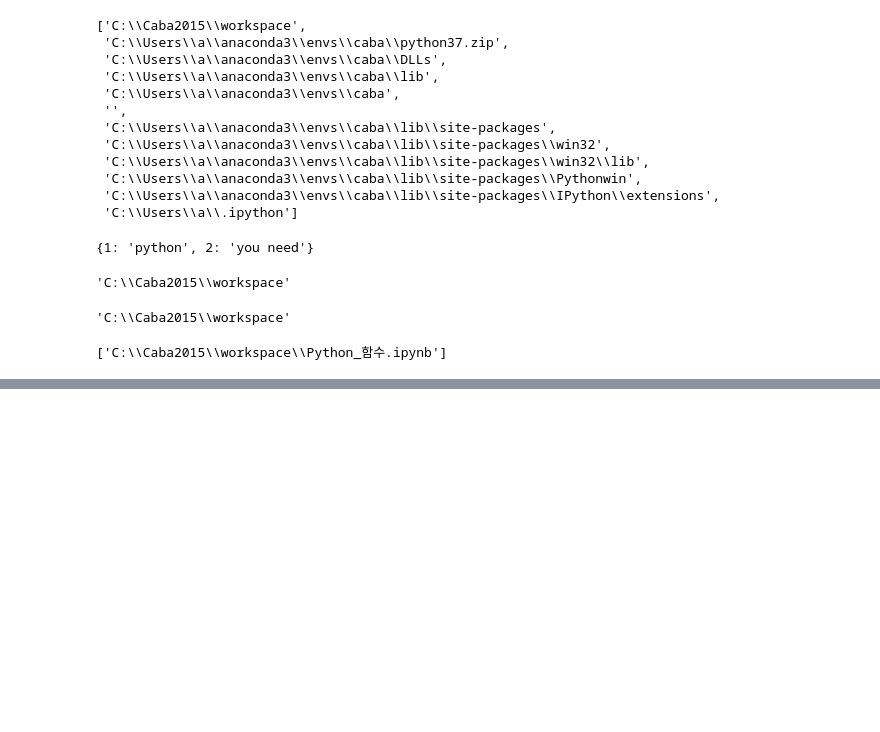
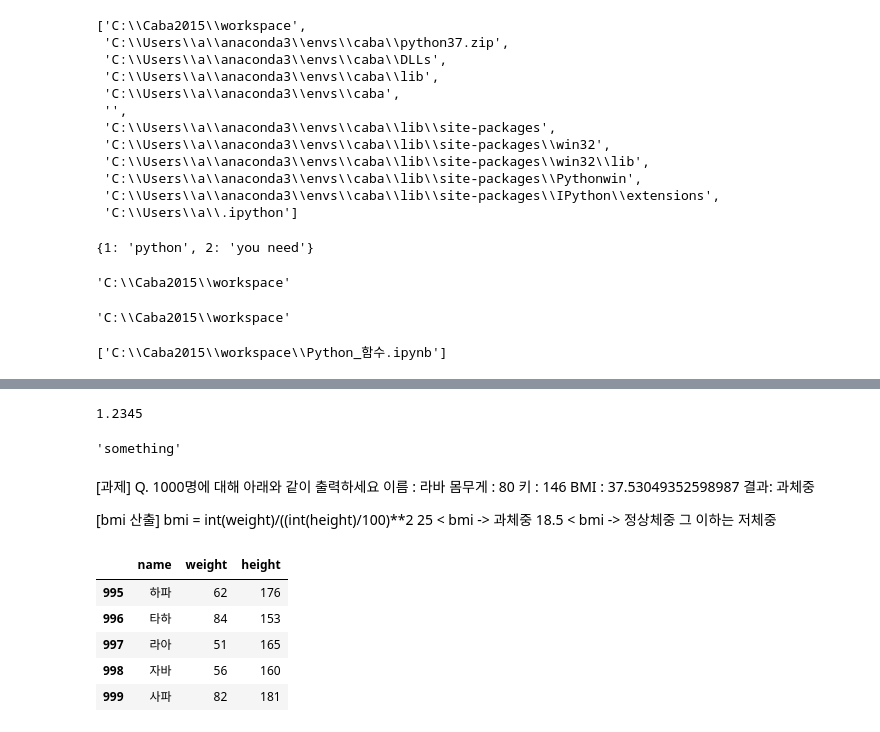
Before and after one commit to jeey00n/Jupyter1228, a Jupyter notebook: Python_함수.ipynb, the cells around one changed output, grey strips where cells are left out. Drawn from its saved outputs; the diff is of its cells as text; code cells hidden in the pictures; blank space fills up the shorter version.

```diff
--- a/Python_함수.ipynb
+++ b/Python_함수.ipynb
@@ -468,0 +860,15 @@ time.struct_time(tm_year=2020, tm_mon=12, tm_mday=29, tm_hour=16, tm_min=46, tm_
+# %%
+# 숫자를 넣었을 때 입력한 값을 실수로 변환해주는 함수
+def attempt_float(x):
+    try:
+        return float(x)
+    except:
+        return x
+
+attempt_float('1.2345')
+# %% [output]
+1.2345
+# %%
+attempt_float('something')
+# %% [output]
+'something'
@@ -468,0 +888,14 @@ time.struct_time(tm_year=2020, tm_mon=12, tm_mday=29, tm_hour=16, tm_min=46, tm_
+# %% [markdown]
+[과제]
+Q. 1000명에 대해 아래와 같이 출력하세요
+이름 : 라바
+몸무게 : 80
+키 : 146
+BMI : 37.53049352598987
+결과: 과체중
+
+[bmi 산출]
+bmi = int(weight)/((int(height)/100)**2
+25 < bmi -> 과체중
+18.5 < bmi -> 정상체중
+그 이하는 저체중
@@ -468,0 +909,13 @@ time.struct_time(tm_year=2020, tm_mon=12, tm_mday=29, tm_hour=16, tm_min=46, tm_
+# %%
+import pandas as pd
+data = pd.read_csv('./info.txt',sep=',',encoding='CP949',
+                   names = ['name', 'weight', 'height'])
+data.head()
+data.tail()
+# %% [output]
+|  | name | weight | height |
+| 995 | 하파 | 62 | 176 |
+| 996 | 타하 | 84 | 153 |
+| 997 | 라아 | 51 | 165 |
+| 998 | 자바 | 56 | 160 |
+| 999 | 사파 | 82 | 181 |
```
Also changed, not shown: parts of 46 cells of this notebook.
